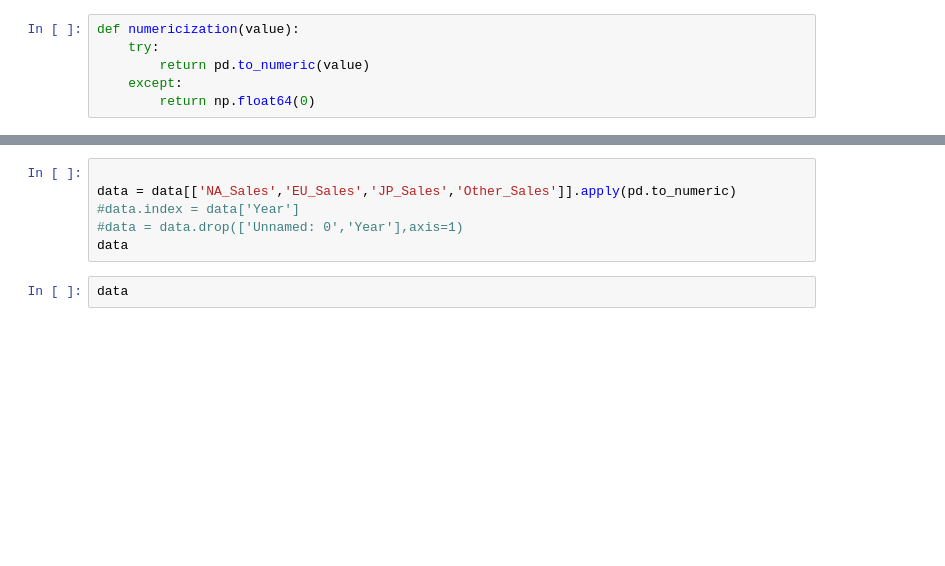
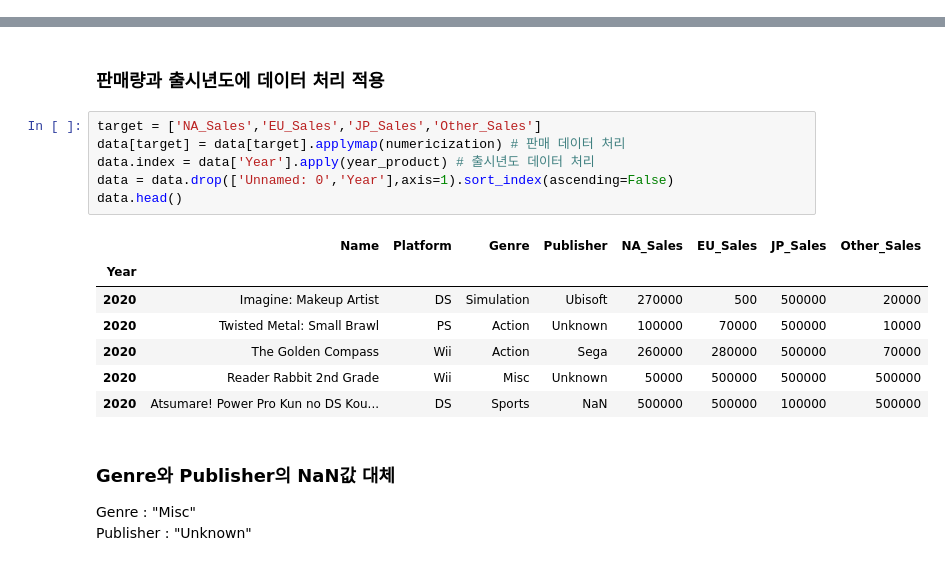
Before and after one commit to clomia/AIB-Section1-Project, a Jupyter notebook: DataAnalysis.ipynb, the cells around one changed output, grey strips where cells are left out. Saved outputs shown, nothing was run; the diff lists cells and outputs as text; blank space fills up the shorter version.

```diff
--- a/DataAnalysis.ipynb
+++ b/DataAnalysis.ipynb
@@ -13,6 +10,0 @@ HTTPError: ignored
-# %%
-def numericization(value):
-    try:
-        return pd.to_numeric(value)
-    except:
-        return np.float64(0)
@@ -19,8 +151,20 @@ def numericization(value):
+# %% [markdown]
+### 판매량과 출시년도에 데이터 처리 적용
 # %%
-
-data = data[['NA_Sales','EU_Sales','JP_Sales','Other_Sales']].apply(pd.to_numeric)
-#data.index = data['Year']
-#data = data.drop(['Unnamed: 0','Year'],axis=1)
-data
+target = ['NA_Sales','EU_Sales','JP_Sales','Other_Sales']
+data[target] = data[target].applymap(numericization) # 판매 데이터 처리
+data.index = data['Year'].apply(year_product) # 출시년도 데이터 처리
+data = data.drop(['Unnamed: 0','Year'],axis=1).sort_index(ascending=False)
+data.head()
+# %% [output]
+|  | Name | Platform | Genre | Publisher | NA_Sales | EU_Sales | JP_Sales | Other_Sales |
+| Year |  |  |  |  |  |  |  |  |
+| 2020 | Imagine: Makeup Artist | DS | Simulation | Ubisoft | 270000 | 500 | 500000 | 20000 |
+| 2020 | Twisted Metal: Small Brawl | PS | Action | Unknown | 100000 | 70000 | 500000 | 10000 |
+| 2020 | The Golden Compass | Wii | Action | Sega | 260000 | 280000 | 500000 | 70000 |
+| 2020 | Reader Rabbit 2nd Grade | Wii | Misc | Unknown | 50000 | 500000 | 500000 | 500000 |
+| 2020 | Atsumare! Power Pro Kun no DS Kou... | DS | Sports | NaN | 500000 | 500000 | 100000 | 500000 |
-# %%
-data
+# %% [markdown]
+### Genre와 Publisher의 NaN값 대체
+Genre : "Misc"
+Publisher : "Unknown"
```
Also changed, not shown: parts of 21 cells of this notebook.
